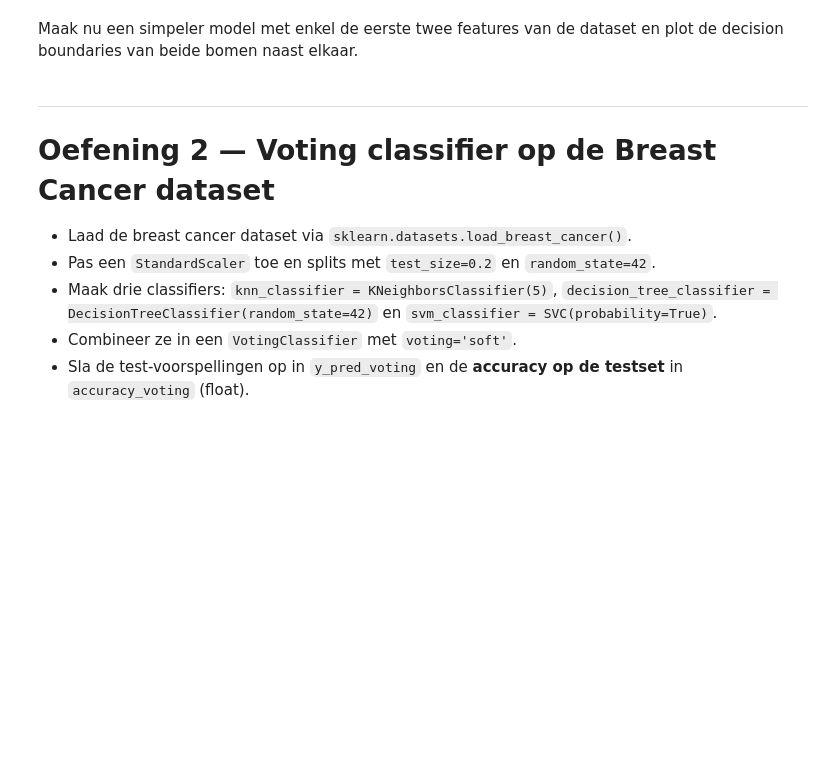
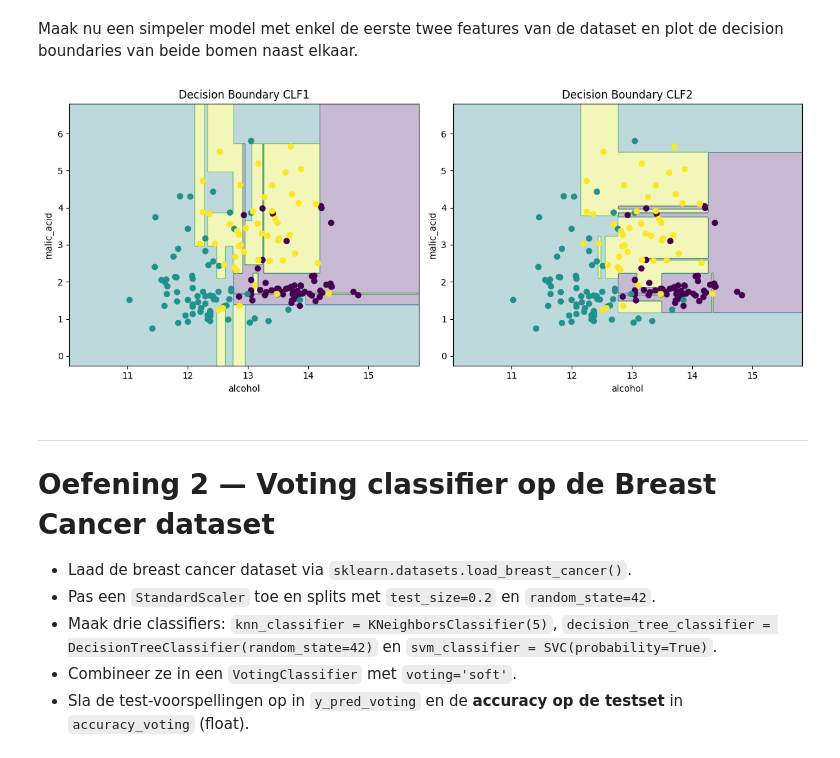
Before and after one commit to BerreNeyrinck/ML-Algo-student, a Jupyter notebook: exercises_with_checks/week03/decision_trees_oefening_checkpoint_opgave.ipynb, the cells around one changed output. Saved outputs shown, nothing was run; the diff lists cells and outputs as text; code cells hidden in the pictures; blank space fills up the shorter version.

```diff
--- a/exercises_with_checks/week03/decision_trees_oefening_checkpoint_opgave.ipynb
+++ b/exercises_with_checks/week03/decision_trees_oefening_checkpoint_opgave.ipynb
@@ -71,3 +82,84 @@ Maak nu een simpeler model met enkel de eerste twee features van de dataset en p
+# %%
+import numpy as np
+import matplotlib.pyplot as plt
+
+from sklearn.datasets import load_wine
+from sklearn.model_selection import train_test_split
+from sklearn.tree import DecisionTreeClassifier
+
+
+# TODO: laad de wine dataset opnieuw maar houd enkel de eerste twee features (X = wine.data[:, :2])
+wine = load_wine()
+X = wine.data[:, :2]  # alle rijen, enkel eerste 2 kolommen
+y = wine.target
+
+
+# TODO: maak opnieuw twee splits (test_size=0.2, random_state=42 en random_state=43)
+X_train1, X_test1, y_train1, y_test1 = train_test_split(
+    X, y, random_state=42, test_size=0.2
+)
+
+X_train2, X_test2, y_train2, y_test2 = train_test_split(
+    X, y, random_state=43, test_size=0.2
+)
+
+
+# TODO: train clf1 en clf2 op deze (kleinere) datasets
+clf1 = DecisionTreeClassifier()
+clf1.fit(X_train1, y_train1)
+
+clf2 = DecisionTreeClassifier()
+clf2.fit(X_train2, y_train2)
+
+
+# TODO: maak een meshgrid over de eerste twee features en plot de decision boundary van elke boom
+#       (hint: clf.predict op de punten van het meshgrid, daarna plt.contourf)
+
+# Grenzen van het meshgrid
+x_min, x_max = X[:, 0].min() - 1, X[:, 0].max() + 1
+y_min, y_max = X[:, 1].min() - 1, X[:, 1].max() + 1
+
+# Meshgrid maken
+xx, yy = np.meshgrid(
+    np.linspace(x_min, x_max, 300),
+    np.linspace(y_min, y_max, 300)
+)
+
+# Punten van het meshgrid maken
+grid = np.c_[xx.ravel(), yy.ravel()]
+
+# Voorspellingen maken voor beide decision trees
+Z1 = clf1.predict(grid)
+Z2 = clf2.predict(grid)
+
+# Terug omzetten naar de vorm van het meshgrid
+Z1 = Z1.reshape(xx.shape)
+Z2 = Z2.reshape(xx.shape)
+
+
+# Beide decision boundaries naast elkaar plotten
+plt.figure(figsize=(12, 5))
+
+# CLF1
+plt.subplot(1, 2, 1)
+plt.contourf(xx, yy, Z1, alpha=0.3)
+plt.scatter(X[:, 0], X[:, 1], c=y)
+plt.xlabel(wine.feature_names[0])
+plt.ylabel(wine.feature_names[1])
+plt.title("Decision Boundary CLF1")
+
+# CLF2
+plt.subplot(1, 2, 2)
+plt.contourf(xx, yy, Z2, alpha=0.3)
+plt.scatter(X[:, 0], X[:, 1], c=y)
+plt.xlabel(wine.feature_names[0])
+plt.ylabel(wine.feature_names[1])
+plt.title("Decision Boundary CLF2")
+
+plt.tight_layout()
+plt.show()
+# %% [output]
+[figure, added]
 # %% [markdown]
 ---
 # Oefening 2 — Voting classifier op de Breast Cancer dataset
```
Also changed, not shown: parts of 14 cells of this notebook, 8 other files.
